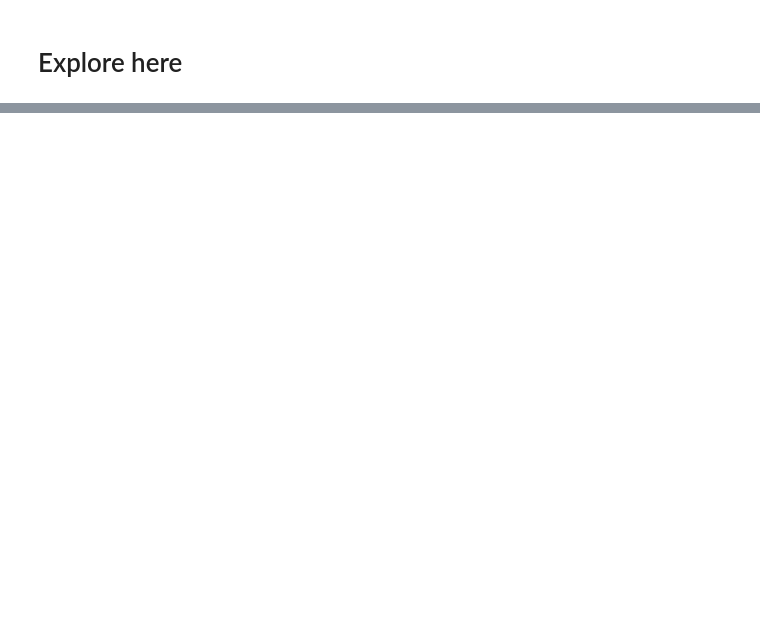
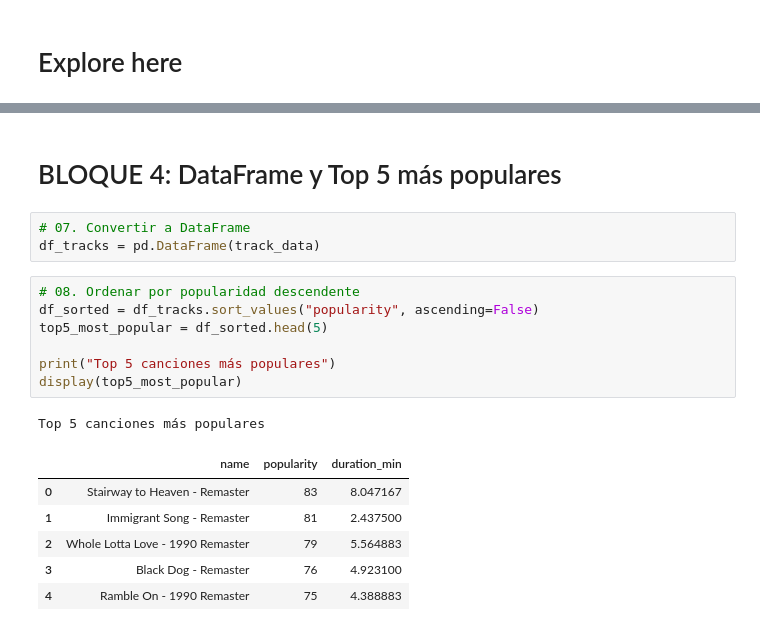
Before and after one commit to 4GeeksAcademy/JASotomayor-APIs, a Jupyter notebook: src/explore.ipynb, the cells around one changed output, grey strips where cells are left out. Cells and saved outputs as stored; diff of their text form; blank space fills up the shorter version.

```diff
--- a/src/explore.ipynb
+++ b/src/explore.ipynb
@@ -26,0 +61,20 @@ SpotifyOauthError: error: invalid_client, error_description: Invalid client
+# %% [markdown]
+# BLOQUE 4: DataFrame y Top 5 más populares
+# %%
+# 07. Convertir a DataFrame
+df_tracks = pd.DataFrame(track_data)
+# %%
+# 08. Ordenar por popularidad descendente
+df_sorted = df_tracks.sort_values("popularity", ascending=False)
+top5_most_popular = df_sorted.head(5)
+
+print("Top 5 canciones más populares")
+display(top5_most_popular)
+# %% [output]
+Top 5 canciones más populares
+|  | name | popularity | duration_min |
+| 0 | Stairway to Heaven - Remaster | 83 | 8.047167 |
+| 1 | Immigrant Song - Remaster | 81 | 2.437500 |
+| 2 | Whole Lotta Love - 1990 Remaster | 79 | 5.564883 |
+| 3 | Black Dog - Remaster | 76 | 4.923100 |
+| 4 | Ramble On - 1990 Remaster | 75 | 4.388883 |
```
Also changed, not shown: parts of 12 cells of this notebook, 2 other files.
